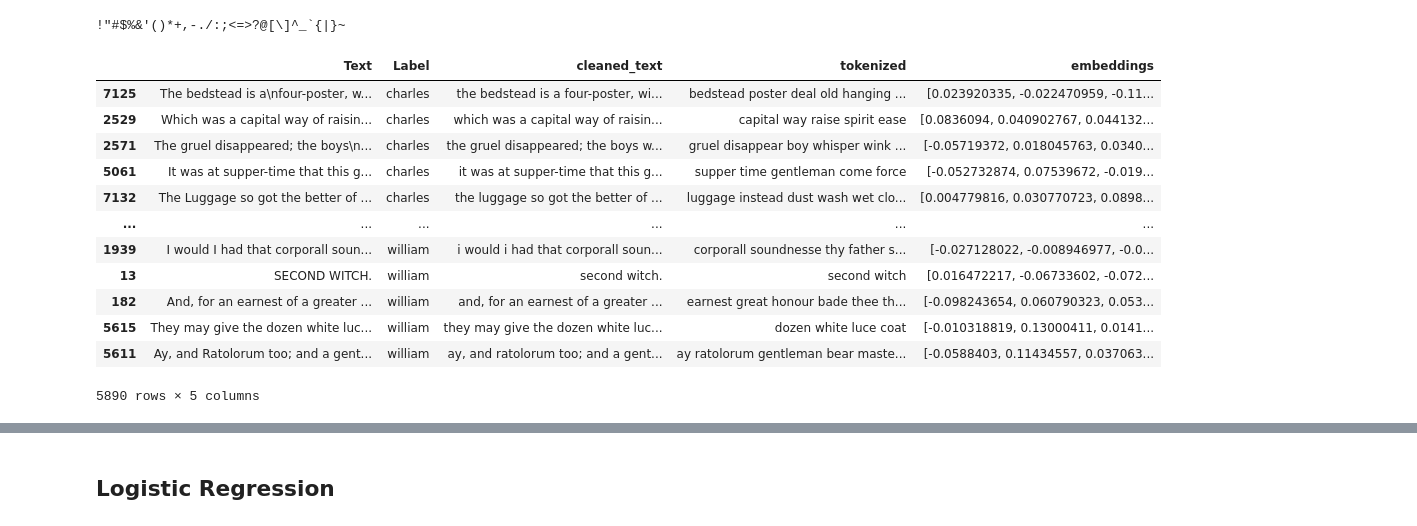
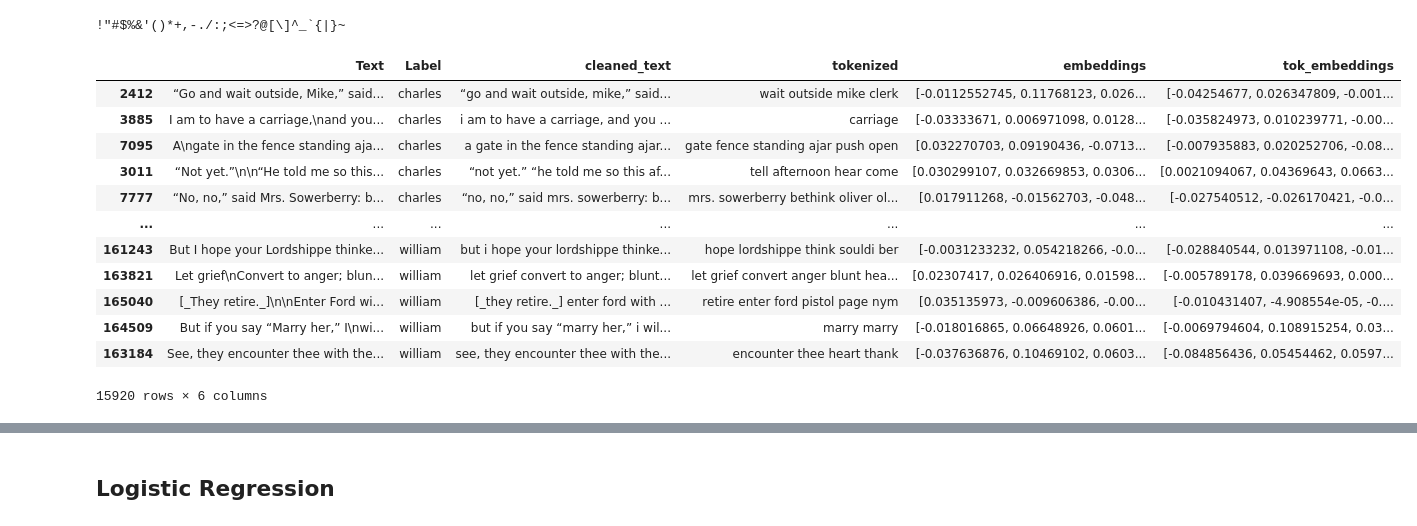
Before and after one commit to fabinahian/CSE713-Advanced-Syntactic-Pattern-Recognition, a Jupyter notebook: Projects/Text Classification for Authorship Attribution/test_notebook/dataset_02_prototype.ipynb, the cells around one changed output, grey strips where cells are left out. Cells and saved outputs as stored; diff of their text form; code cells hidden in the pictures.

Commit message:
updated with full sentence dataframe

```diff
--- a/Projects/Text Classification for Authorship Attribution/test_notebook/dataset_02_prototype.ipynb
+++ b/Projects/Text Classification for Authorship Attribution/test_notebook/dataset_02_prototype.ipynb
@@ -184,3 +228,3 @@ df
 # %%
-df["cleaned_text"] = df["Text"].apply(lambda x: x.lower().strip().replace('\n', ' ').replace('\r', ' ').replace('act','').replace('chapter','').replace('prologue','').replace('scene',''))
-df
+# df["cleaned_text"] = df["Text"].apply(lambda x: x.lower().strip().replace('\n', ' ').replace('\r', ' ').replace('act','').replace('chapter','').replace('prologue','').replace('scene',''))
+# df
@@ -237,3 +269,6 @@ jane         589
 Name: count, dtype: int64
 # %%
 # filtered_df.to_csv("filtered_df.csv", index=False)
+# %%
+filtered_df = df[(df['Text'].str.len() >= 40) & (df['Text'].str.len() <= 90)]
+filtered_df
@@ -261,4 +325,6 @@ william     589
 Name: count, dtype: int64
+# %%
+balanced_df["cleaned_text"] = balanced_df["Text"].apply(lambda x: x.lower().strip().replace('\n', ' ').replace('\r', ' '))
 # %%
 # from sklearn.preprocessing import LabelEncoder
 # label_encoder=LabelEncoder()
@@ -294,22 +376,23 @@ def spacy_tokenizer(sentence):
     return sentence
 # %%
 balanced_df["tokenized"] = balanced_df["Text"].apply(spacy_tokenizer)
-balanced_df["embeddings"] = balanced_df["tokenized"].apply(model.encode)
+balanced_df["embeddings"] = balanced_df["cleaned_text"].apply(model.encode)
+balanced_df["tok_embeddings"] = balanced_df["tokenized"].apply(model.encode)
 balanced_df
 # %% [output]
-|  | Text | Label | cleaned_text | tokenized | embeddings |
-| 7125 | The bedstead is a\nfour-poster, w... | charles | the bedstead is a four-poster, wi... | bedstead poster deal old hanging ... | [0.023920335, -0.022470959, -0.11... |
-| 2529 | Which was a capital way of raisin... | charles | which was a capital way of raisin... | capital way raise spirit ease | [0.0836094, 0.040902767, 0.044132... |
-| 2571 | The gruel disappeared; the boys\n... | charles | the gruel disappeared; the boys w... | gruel disappear boy whisper wink ... | [-0.05719372, 0.018045763, 0.0340... |
-| 5061 | It was at supper-time that this g... | charles | it was at supper-time that this g... | supper time gentleman come force | [-0.052732874, 0.07539672, -0.019... |
-| 7132 | The Luggage so got the better of ... | charles | the luggage so got the better of ... | luggage instead dust wash wet clo... | [0.004779816, 0.030770723, 0.0898... |
-| ... | ... | ... | ... | ... | ... |
-| 1939 | I would I had that corporall soun... | william | i would i had that corporall soun... | corporall soundnesse thy father s... | [-0.027128022, -0.008946977, -0.0... |
-| 13 | SECOND WITCH. | william | second witch. | second witch | [0.016472217, -0.06733602, -0.072... |
-| 182 | And, for an earnest of a greater ... | william | and, for an earnest of a greater ... | earnest great honour bade thee th... | [-0.098243654, 0.060790323, 0.053... |
-| 5615 | They may give the dozen white luc... | william | they may give the dozen white luc... | dozen white luce coat | [-0.010318819, 0.13000411, 0.0141... |
-| 5611 | Ay, and Ratolorum too; and a gent... | william | ay, and ratolorum too; and a gent... | ay ratolorum gentleman bear maste... | [-0.0588403, 0.11434557, 0.037063... |
+|  | Text | Label | cleaned_text | tokenized | embeddings | tok_embeddings |
+| 2412 | “Go and wait outside, Mike,” said... | charles | “go and wait outside, mike,” said... | wait outside mike clerk | [-0.0112552745, 0.11768123, 0.026... | [-0.04254677, 0.026347809, -0.001... |
+| 3885 | I am to have a carriage,\nand you... | charles | i am to have a carriage, and you ... | carriage | [-0.03333671, 0.006971098, 0.0128... | [-0.035824973, 0.010239771, -0.00... |
+| 7095 | A\ngate in the fence standing aja... | charles | a gate in the fence standing ajar... | gate fence standing ajar push open | [0.032270703, 0.09190436, -0.0713... | [-0.007935883, 0.020252706, -0.08... |
+| 3011 | “Not yet.”\n\n“He told me so this... | charles | “not yet.” “he told me so this af... | tell afternoon hear come | [0.030299107, 0.032669853, 0.0306... | [0.0021094067, 0.04369643, 0.0663... |
+| 7777 | “No, no,” said Mrs. Sowerberry: b... | charles | “no, no,” said mrs. sowerberry: b... | mrs. sowerberry bethink oliver ol... | [0.017911268, -0.01562703, -0.048... | [-0.027540512, -0.026170421, -0.0... |
+| ... | ... | ... | ... | ... | ... | ... |
+| 161243 | But I hope your Lordshippe thinke... | william | but i hope your lordshippe thinke... | hope lordshippe think souldi ber | [-0.0031233232, 0.054218266, -0.0... | [-0.028840544, 0.013971108, -0.01... |
+| 163821 | Let grief\nConvert to anger; blun... | william | let grief convert to anger; blunt... | let grief convert anger blunt hea... | [0.02307417, 0.026406916, 0.01598... | [-0.005789178, 0.039669693, 0.000... |
+| 165040 | [_They retire._]\n\nEnter Ford wi... | william | [_they retire._] enter ford with ... | retire enter ford pistol page nym | [0.035135973, -0.009606386, -0.00... | [-0.010431407, -4.908554e-05, -0.... |
+| 164509 | But if you say “Marry her,” I\nwi... | william | but if you say “marry her,” i wil... | marry marry | [-0.018016865, 0.06648926, 0.0601... | [-0.0069794604, 0.108915254, 0.03... |
+| 163184 | See, they encounter thee with the... | william | see, they encounter thee with the... | encounter thee heart thank | [-0.037636876, 0.10469102, 0.0603... | [-0.084856436, 0.05454462, 0.0597... |
-5890 rows × 5 columns
+15920 rows × 6 columns
 # %%
 # balanced_df.to_csv("balanced_tokenized_embedded_df.csv",index=False)
 # %%
```
Also changed, not shown: parts of 31 cells of this notebook, 2 other files.
